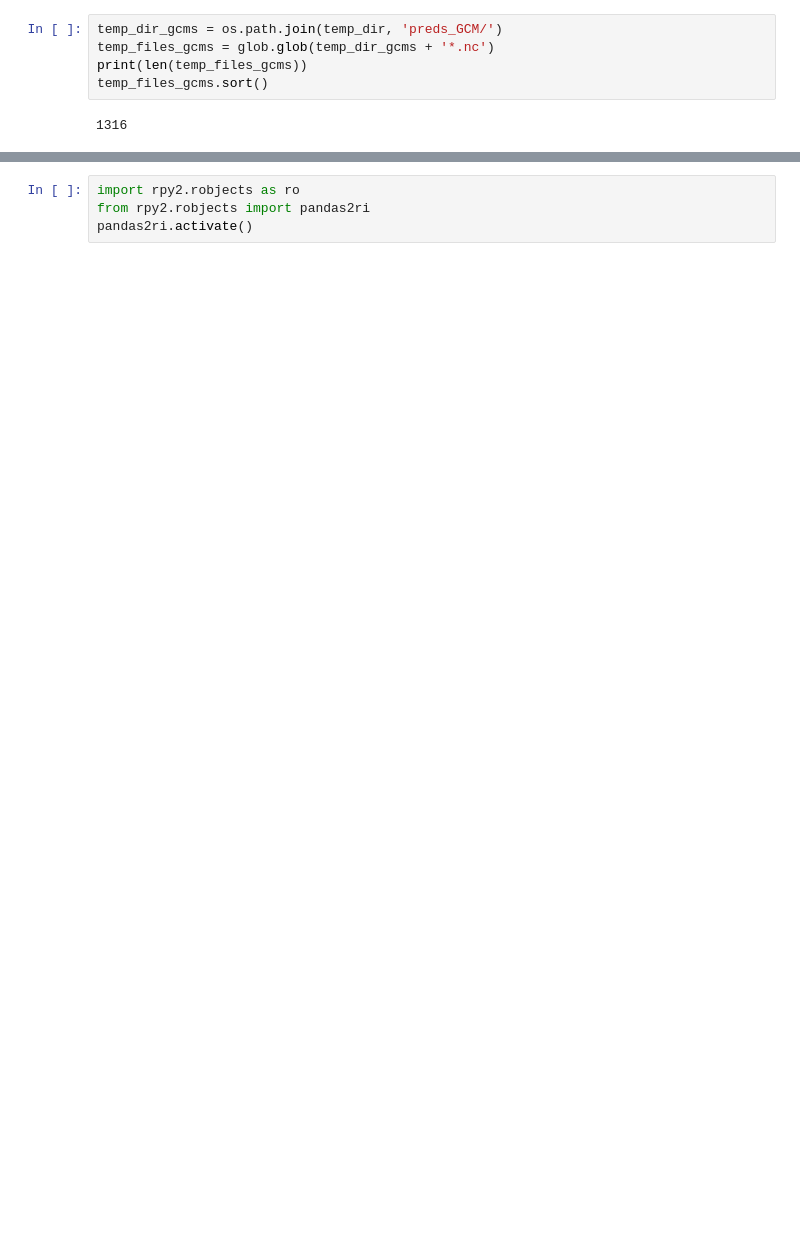
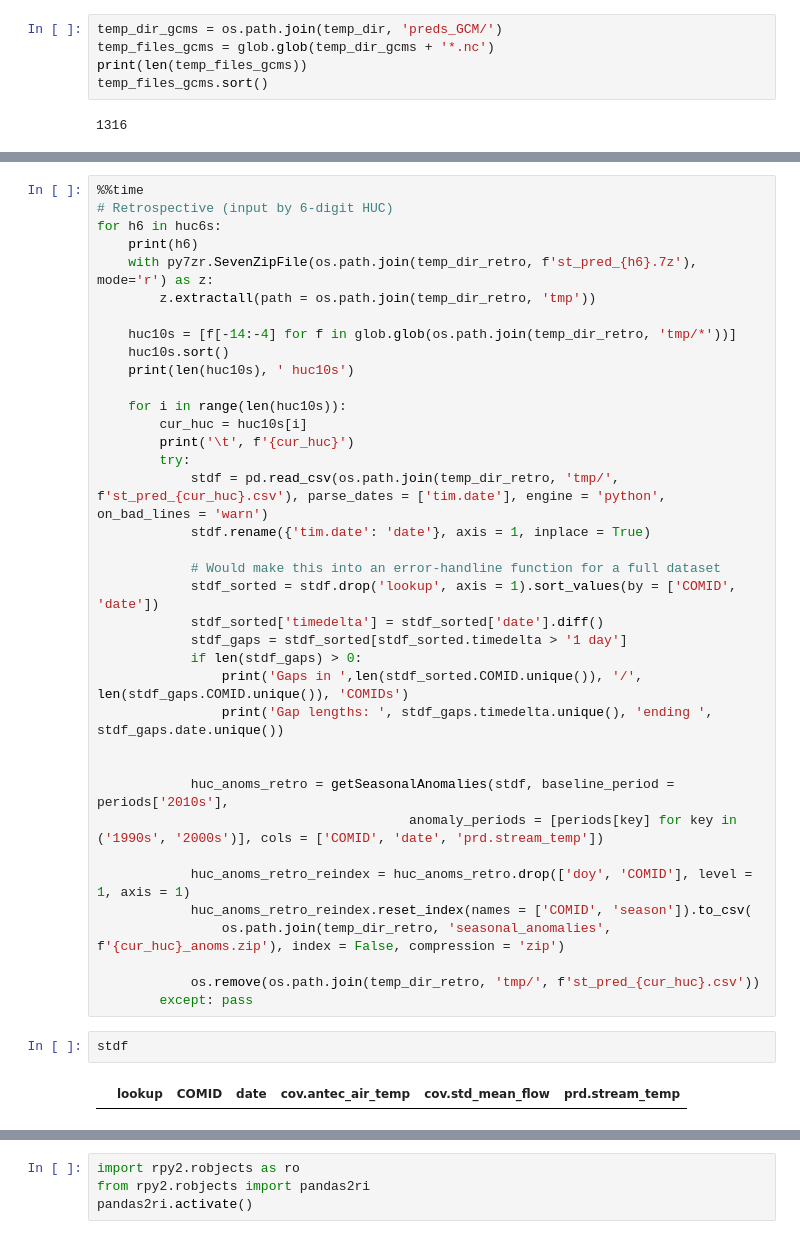
Before and after one commit to uryckid/stream-temperature-predictions, a Jupyter notebook: temp-preds_togpkg_working.ipynb, the cells around one changed output, grey strips where cells are left out. Saved outputs shown, nothing was run; the diff lists cells and outputs as text; blank space fills up the shorter version.

Commit message:
Add error handling

```diff
--- a/temp-preds_togpkg_working.ipynb
+++ b/temp-preds_togpkg_working.ipynb
@@ -466,0 +167,41 @@ len(cur_comids_preds)
+# %%
+%%time
+# Retrospective (input by 6-digit HUC)
+for h6 in huc6s:
+    print(h6)
+    with py7zr.SevenZipFile(os.path.join(temp_dir_retro, f'st_pred_{h6}.7z'), mode='r') as z:
+        z.extractall(path = os.path.join(temp_dir_retro, 'tmp'))
+
+    huc10s = [f[-14:-4] for f in glob.glob(os.path.join(temp_dir_retro, 'tmp/*'))]
+    huc10s.sort()
+    print(len(huc10s), ' huc10s')
+
+    for i in range(len(huc10s)):
+        cur_huc = huc10s[i]
+        print('\t', f'{cur_huc}')
+        try:
+            stdf = pd.read_csv(os.path.join(temp_dir_retro, 'tmp/', f'st_pred_{cur_huc}.csv'), parse_dates = ['tim.date'], engine = 'python', on_bad_lines = 'warn')
+            stdf.rename({'tim.date': 'date'}, axis = 1, inplace = True)
+
+            # Would make this into an error-handline function for a full dataset
+            stdf_sorted = stdf.drop('lookup', axis = 1).sort_values(by = ['COMID', 'date'])
+            stdf_sorted['timedelta'] = stdf_sorted['date'].diff()
+            stdf_gaps = stdf_sorted[stdf_sorted.timedelta > '1 day']
+            if len(stdf_gaps) > 0:
+                print('Gaps in ',len(stdf_sorted.COMID.unique()), '/', len(stdf_gaps.COMID.unique()), 'COMIDs')
+                print('Gap lengths: ', stdf_gaps.timedelta.unique(), 'ending ', stdf_gaps.date.unique())
+
+
+            huc_anoms_retro = getSeasonalAnomalies(stdf, baseline_period = periods['2010s'],
+                                        anomaly_periods = [periods[key] for key in ('1990s', '2000s')], cols = ['COMID', 'date', 'prd.stream_temp'])
+
+            huc_anoms_retro_reindex = huc_anoms_retro.drop(['doy', 'COMID'], level = 1, axis = 1)
+            huc_anoms_retro_reindex.reset_index(names = ['COMID', 'season']).to_csv(
+                os.path.join(temp_dir_retro, 'seasonal_anomalies', f'{cur_huc}_anoms.zip'), index = False, compression = 'zip')
+
+            os.remove(os.path.join(temp_dir_retro, 'tmp/', f'st_pred_{cur_huc}.csv'))
+        except: pass
+# %%
+stdf
+# %% [output]
+|  | lookup | COMID | date | cov.antec_air_temp | cov.std_mean_flow | prd.stream_temp |
```
Also changed, not shown: parts of 282 cells of this notebook.
